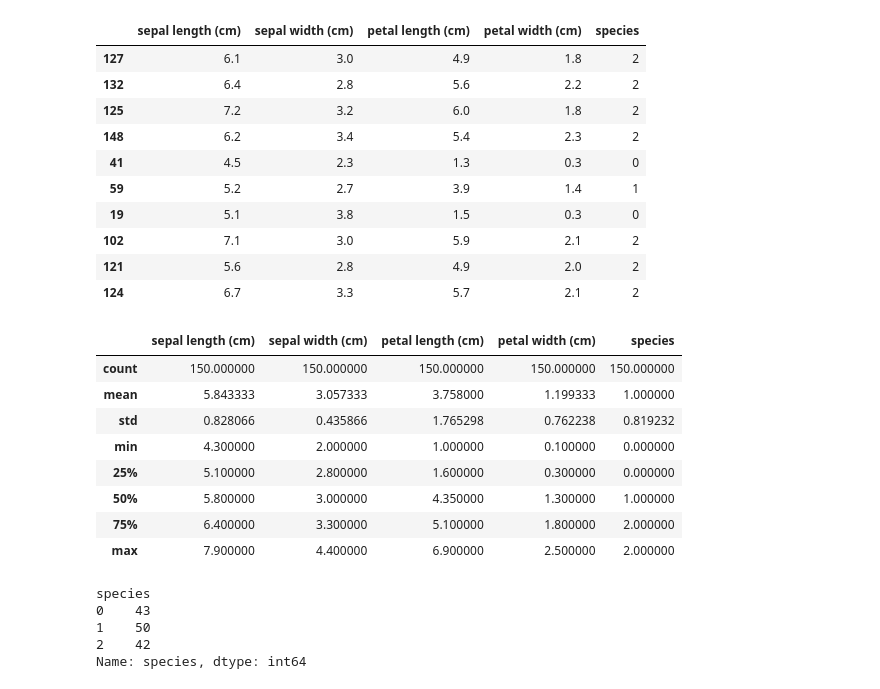
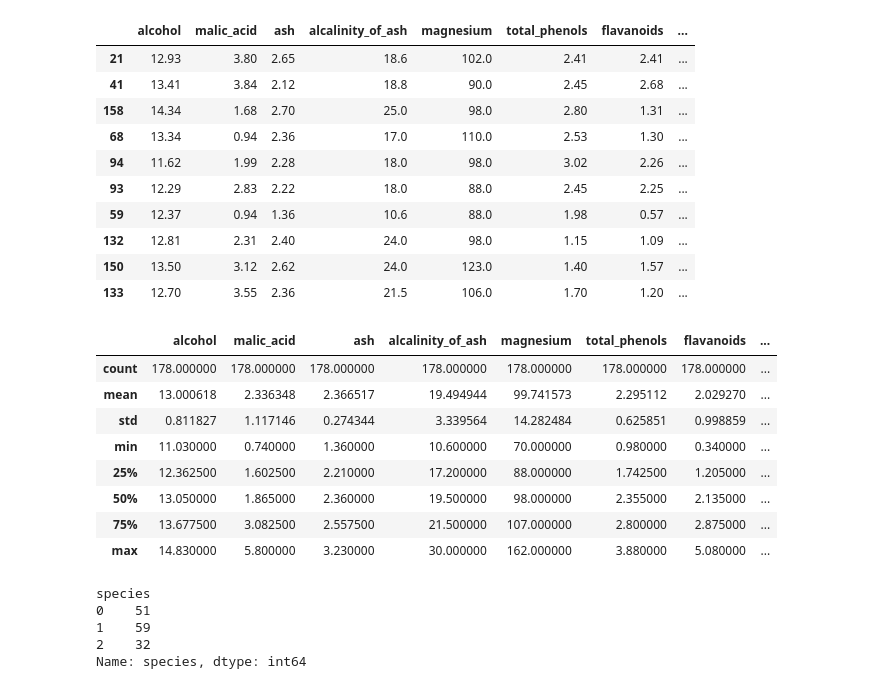
Before and after one commit to yanirachmawati/Tugas_SLO_YaniRachmawati_2101202083, a Jupyter notebook: Multiclass_classification.ipynb, the cells around one changed output. Cells and saved outputs as stored; diff of their text form; code cells hidden in the pictures.

```diff
--- a/Multiclass_classification.ipynb
+++ b/Multiclass_classification.ipynb
@@ -24,5 +26,5 @@ array(['setosa', 'versicolor', 'virginica'], dtype='<U10')
 # %%
-FEATURES = iris_bunch['feature_names']
+FEATURES = wine_bunch['feature_names']
 TARGET = 'species'
 
 FEATURES, TARGET
@@ -35,49 +46,49 @@ FEATURES, TARGET
 # %%
 import pandas as pd
 
-iris_df = pd.DataFrame(iris_bunch['data'], columns=FEATURES)
-iris_df[TARGET] = iris_bunch['target']
+wine_df = pd.DataFrame(wine_bunch['data'], columns=FEATURES)
+wine_df[TARGET] = wine_bunch['target']
 
-iris_df.sample(10)
+wine_df.sample(10)
 # %% [output]
-|  | sepal length (cm) | sepal width (cm) | petal length (cm) | petal width (cm) | species |
-| 127 | 6.1 | 3.0 | 4.9 | 1.8 | 2 |
-| 132 | 6.4 | 2.8 | 5.6 | 2.2 | 2 |
-| 125 | 7.2 | 3.2 | 6.0 | 1.8 | 2 |
-| 148 | 6.2 | 3.4 | 5.4 | 2.3 | 2 |
-| 41 | 4.5 | 2.3 | 1.3 | 0.3 | 0 |
-| 59 | 5.2 | 2.7 | 3.9 | 1.4 | 1 |
-| 19 | 5.1 | 3.8 | 1.5 | 0.3 | 0 |
-| 102 | 7.1 | 3.0 | 5.9 | 2.1 | 2 |
-| 121 | 5.6 | 2.8 | 4.9 | 2.0 | 2 |
-| 124 | 6.7 | 3.3 | 5.7 | 2.1 | 2 |
+|  | alcohol | malic_acid | ash | alcalinity_of_ash | magnesium | total_phenols | flavanoids | ... |
+| 21 | 12.93 | 3.80 | 2.65 | 18.6 | 102.0 | 2.41 | 2.41 | ... |
+| 41 | 13.41 | 3.84 | 2.12 | 18.8 | 90.0 | 2.45 | 2.68 | ... |
+| 158 | 14.34 | 1.68 | 2.70 | 25.0 | 98.0 | 2.80 | 1.31 | ... |
+| 68 | 13.34 | 0.94 | 2.36 | 17.0 | 110.0 | 2.53 | 1.30 | ... |
+| 94 | 11.62 | 1.99 | 2.28 | 18.0 | 98.0 | 3.02 | 2.26 | ... |
+| 93 | 12.29 | 2.83 | 2.22 | 18.0 | 88.0 | 2.45 | 2.25 | ... |
+| 59 | 12.37 | 0.94 | 1.36 | 10.6 | 88.0 | 1.98 | 0.57 | ... |
+| 132 | 12.81 | 2.31 | 2.40 | 24.0 | 98.0 | 1.15 | 1.09 | ... |
+| 150 | 13.50 | 3.12 | 2.62 | 24.0 | 123.0 | 1.40 | 1.57 | ... |
+| 133 | 12.70 | 3.55 | 2.36 | 21.5 | 106.0 | 1.70 | 1.20 | ... |
 # %%
-iris_df.describe()
+wine_df.describe()
 # %% [output]
-|  | sepal length (cm) | sepal width (cm) | petal length (cm) | petal width (cm) | species |
-| count | 150.000000 | 150.000000 | 150.000000 | 150.000000 | 150.000000 |
-| mean | 5.843333 | 3.057333 | 3.758000 | 1.199333 | 1.000000 |
-| std | 0.828066 | 0.435866 | 1.765298 | 0.762238 | 0.819232 |
-| min | 4.300000 | 2.000000 | 1.000000 | 0.100000 | 0.000000 |
-| 25% | 5.100000 | 2.800000 | 1.600000 | 0.300000 | 0.000000 |
-| 50% | 5.800000 | 3.000000 | 4.350000 | 1.300000 | 1.000000 |
-| 75% | 6.400000 | 3.300000 | 5.100000 | 1.800000 | 2.000000 |
-| max | 7.900000 | 4.400000 | 6.900000 | 2.500000 | 2.000000 |
+|  | alcohol | malic_acid | ash | alcalinity_of_ash | magnesium | total_phenols | flavanoids | ... |
+| count | 178.000000 | 178.000000 | 178.000000 | 178.000000 | 178.000000 | 178.000000 | 178.000000 | ... |
+| mean | 13.000618 | 2.336348 | 2.366517 | 19.494944 | 99.741573 | 2.295112 | 2.029270 | ... |
+| std | 0.811827 | 1.117146 | 0.274344 | 3.339564 | 14.282484 | 0.625851 | 0.998859 | ... |
+| min | 11.030000 | 0.740000 | 1.360000 | 10.600000 | 70.000000 | 0.980000 | 0.340000 | ... |
+| 25% | 12.362500 | 1.602500 | 2.210000 | 17.200000 | 88.000000 | 1.742500 | 1.205000 | ... |
+| 50% | 13.050000 | 1.865000 | 2.360000 | 19.500000 | 98.000000 | 2.355000 | 2.135000 | ... |
+| 75% | 13.677500 | 3.082500 | 2.557500 | 21.500000 | 107.000000 | 2.800000 | 2.875000 | ... |
+| max | 14.830000 | 5.800000 | 3.230000 | 30.000000 | 162.000000 | 3.880000 | 5.080000 | ... |
 # %%
 from sklearn.model_selection import train_test_split
 
 X_train, X_test, y_train, y_test = train_test_split(
-    iris_df[FEATURES],
-    iris_df[TARGET],
-    test_size=0.1,
+    wine_df[FEATURES],
+    wine_df[TARGET],
+    test_size=0.2,
     random_state=45)
 
 y_train.groupby(y_train).count()
 # %% [output]
 species
-0    43
-1    50
-2    42
+0    51
+1    59
+2    32
 Name: species, dtype: int64
 # %%
 y_test.groupby(y_test).count()
```
Also changed, not shown: parts of 17 cells of this notebook.
